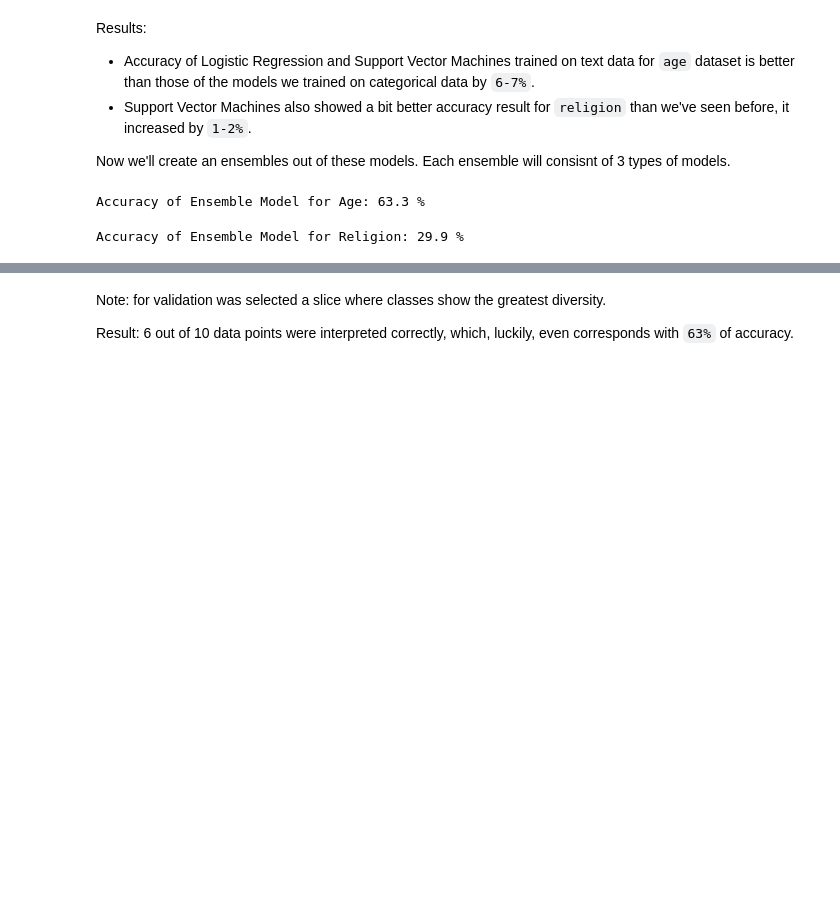
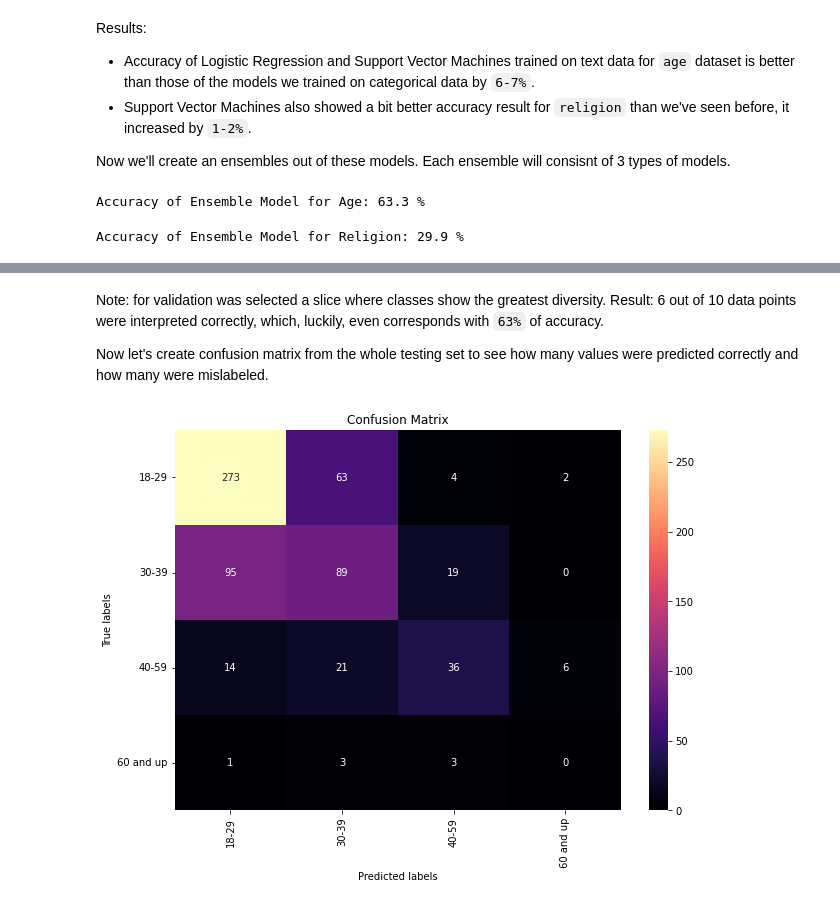
Before and after one commit to 3quetra/portfolio, a Jupyter notebook: ml/supervised_learning/dating_app_profiles_analysis.ipynb, the cells around one changed output, grey strips where cells are left out. Drawn from its saved outputs; the diff is of its cells as text; code cells hidden in the pictures; blank space fills up the shorter version.

Commit message:
Add confusion matrices

```diff
--- a/ml/supervised_learning/dating_app_profiles_analysis.ipynb
+++ b/ml/supervised_learning/dating_app_profiles_analysis.ipynb
@@ -991,5 +1034,32 @@ validation_a
 | 57628 | 30-39 | 18-29 | 66.666667 | is it odd that having a little "e... |
 # %% [markdown]
 Note: for validation was selected a slice where classes show the greatest diversity.
+Result: 6 out of 10 data points were interpreted correctly, which, luckily, even corresponds with `63%` of accuracy.
 
-Result: 6 out of 10 data points were interpreted correctly, which, luckily, even corresponds with `63%` of accuracy.
+Now let's create confusion matrix from the whole testing set to see how many values were predicted correctly and how many were mislabeled.
+# %%
+con_matrix_a = confusion_matrix(testing_sets_a.apply(lambda x: x[1]), voted_classifier_age.predict(testing_sets_a.apply(lambda x: x[0])))
+ticks_labels_a = validation_a.predicted_age.unique()
+
+def display_con_matrix(matrix_data, ticks_labels):
+    # Set up figure size
+    plt.figure(figsize=(10,7))
+
+    ax=sns.heatmap(matrix_data, annot=True, fmt="d", cmap = 'magma')
+
+    # Add descriptions
+    ax.set_xlabel('Predicted labels')
+    ax.set_ylabel('True labels')
+    ax.set_title('Confusion Matrix')
+    # Set ticks
+    ax.yaxis.set_tick_params(rotation=360)
+    ax.xaxis.set_tick_params(rotation=90)
+    # Set ticks' labels
+    ax.xaxis.set_ticklabels(ticks_labels)
+    ax.yaxis.set_ticklabels(ticks_labels)
+
+    return plt.show()
+
+display_con_matrix(con_matrix_a, ticks_labels_a)
+# %% [output]
+[figure, added]
```
Also changed, not shown: parts of 24 cells of this notebook.
